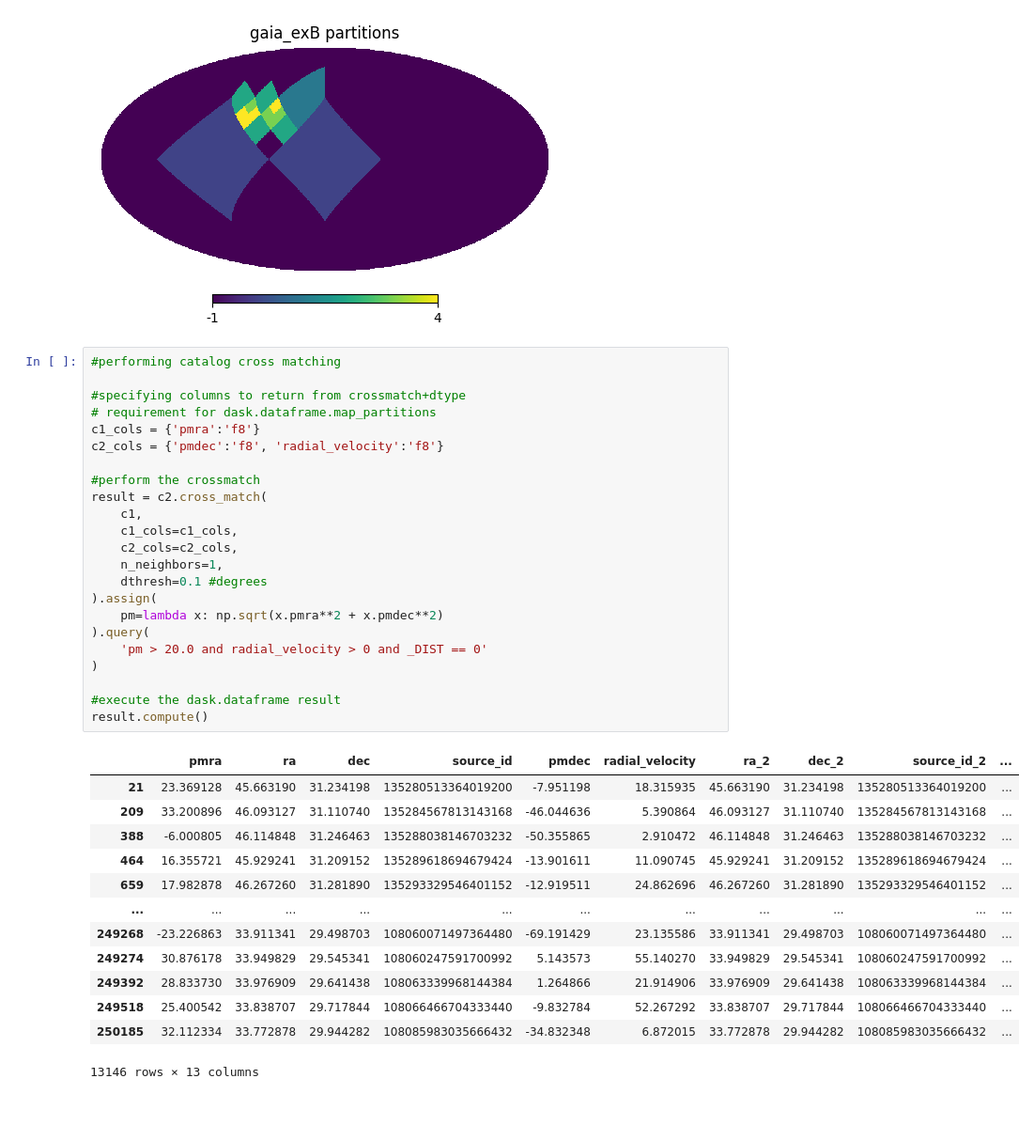
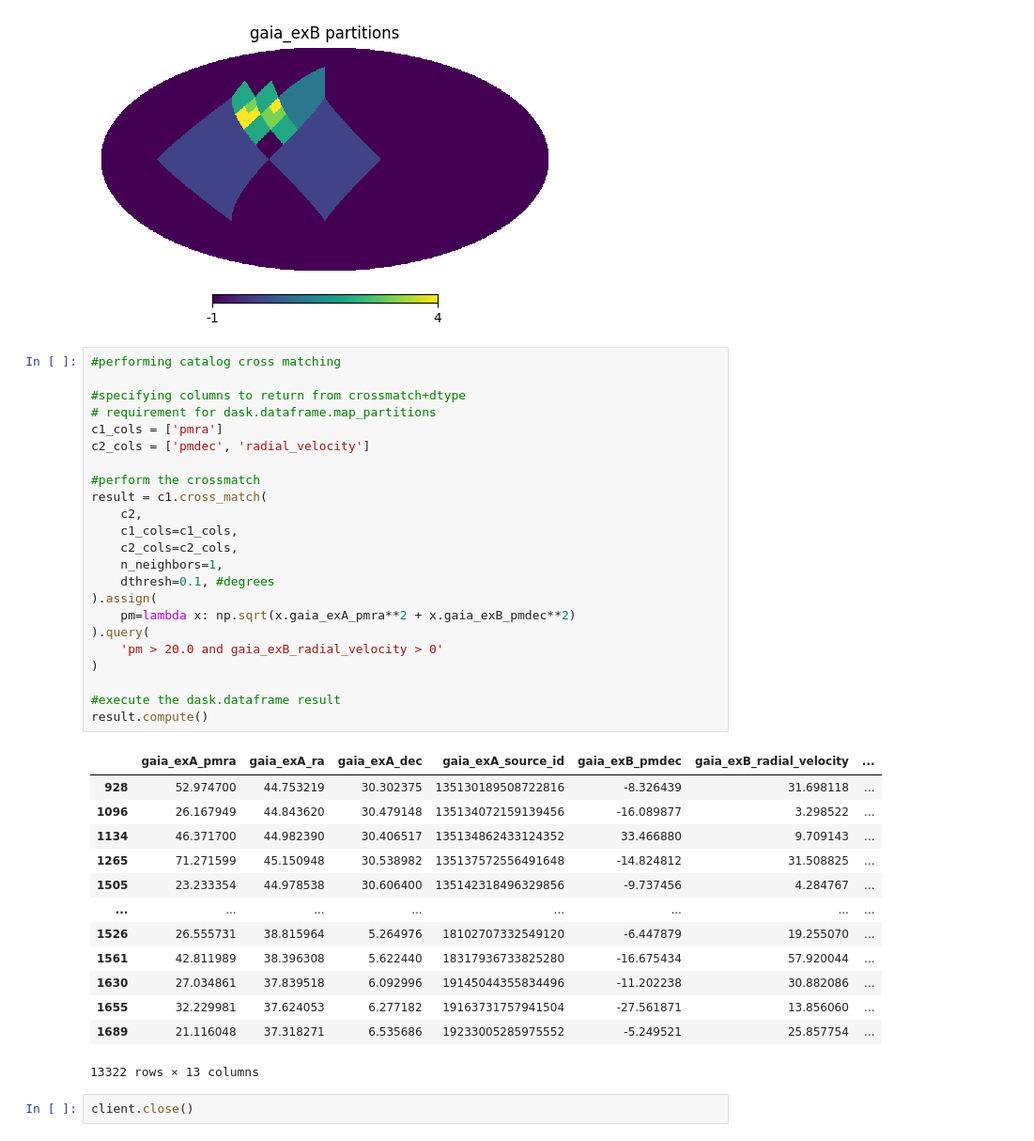
Before and after one commit to astronomy-commons/lsd2, a Jupyter notebook: examples/example_usage.ipynb, the cells around one changed output. Shown at 94% size. Saved outputs shown, nothing was run; the diff lists cells and outputs as text; blank space fills up the shorter version.

```diff
--- a/examples/example_usage.ipynb
+++ b/examples/example_usage.ipynb
@@ -240,37 +252,39 @@ Located Partitioned Catalog: /astro/users/sdwyatt/git-clones/lsd2/examples/outpu
 # %%
 #performing catalog cross matching
 
 #specifying columns to return from crossmatch+dtype
 # requirement for dask.dataframe.map_partitions
-c1_cols = {'pmra':'f8'}
-c2_cols = {'pmdec':'f8', 'radial_velocity':'f8'}
+c1_cols = ['pmra']
+c2_cols = ['pmdec', 'radial_velocity']
 
 #perform the crossmatch
-result = c2.cross_match(
-    c1,
+result = c1.cross_match(
+    c2,
     c1_cols=c1_cols,
     c2_cols=c2_cols,
     n_neighbors=1,
-    dthresh=0.1 #degrees
+    dthresh=0.1, #degrees
 ).assign(
-    pm=lambda x: np.sqrt(x.pmra**2 + x.pmdec**2)
+    pm=lambda x: np.sqrt(x.gaia_exA_pmra**2 + x.gaia_exB_pmdec**2)
 ).query(
-    'pm > 20.0 and radial_velocity > 0 and _DIST == 0'
+    'pm > 20.0 and gaia_exB_radial_velocity > 0'
 )
 
 #execute the dask.dataframe result
 result.compute()
 # %% [output]
-|  | pmra | ra | dec | source_id | pmdec | radial_velocity | ra_2 | dec_2 | source_id_2 | ... |
-| 21 | 23.369128 | 45.663190 | 31.234198 | 135280513364019200 | -7.951198 | 18.315935 | 45.663190 | 31.234198 | 135280513364019200 | ... |
-| 209 | 33.200896 | 46.093127 | 31.110740 | 135284567813143168 | -46.044636 | 5.390864 | 46.093127 | 31.110740 | 135284567813143168 | ... |
-| 388 | -6.000805 | 46.114848 | 31.246463 | 135288038146703232 | -50.355865 | 2.910472 | 46.114848 | 31.246463 | 135288038146703232 | ... |
-| 464 | 16.355721 | 45.929241 | 31.209152 | 135289618694679424 | -13.901611 | 11.090745 | 45.929241 | 31.209152 | 135289618694679424 | ... |
-| 659 | 17.982878 | 46.267260 | 31.281890 | 135293329546401152 | -12.919511 | 24.862696 | 46.267260 | 31.281890 | 135293329546401152 | ... |
-| ... | ... | ... | ... | ... | ... | ... | ... | ... | ... | ... |
-| 249268 | -23.226863 | 33.911341 | 29.498703 | 108060071497364480 | -69.191429 | 23.135586 | 33.911341 | 29.498703 | 108060071497364480 | ... |
-| 249274 | 30.876178 | 33.949829 | 29.545341 | 108060247591700992 | 5.143573 | 55.140270 | 33.949829 | 29.545341 | 108060247591700992 | ... |
-| 249392 | 28.833730 | 33.976909 | 29.641438 | 108063339968144384 | 1.264866 | 21.914906 | 33.976909 | 29.641438 | 108063339968144384 | ... |
-| 249518 | 25.400542 | 33.838707 | 29.717844 | 108066466704333440 | -9.832784 | 52.267292 | 33.838707 | 29.717844 | 108066466704333440 | ... |
-| 250185 | 32.112334 | 33.772878 | 29.944282 | 108085983035666432 | -34.832348 | 6.872015 | 33.772878 | 29.944282 | 108085983035666432 | ... |
+|  | gaia_exA_pmra | gaia_exA_ra | gaia_exA_dec | gaia_exA_source_id | gaia_exB_pmdec | gaia_exB_radial_velocity | ... |
+| 928 | 52.974700 | 44.753219 | 30.302375 | 135130189508722816 | -8.326439 | 31.698118 | ... |
+| 1096 | 26.167949 | 44.843620 | 30.479148 | 135134072159139456 | -16.089877 | 3.298522 | ... |
+| 1134 | 46.371700 | 44.982390 | 30.406517 | 135134862433124352 | 33.466880 | 9.709143 | ... |
+| 1265 | 71.271599 | 45.150948 | 30.538982 | 135137572556491648 | -14.824812 | 31.508825 | ... |
+| 1505 | 23.233354 | 44.978538 | 30.606400 | 135142318496329856 | -9.737456 | 4.284767 | ... |
+| ... | ... | ... | ... | ... | ... | ... | ... |
+| 1526 | 26.555731 | 38.815964 | 5.264976 | 18102707332549120 | -6.447879 | 19.255070 | ... |
+| 1561 | 42.811989 | 38.396308 | 5.622440 | 18317936733825280 | -16.675434 | 57.920044 | ... |
+| 1630 | 27.034861 | 37.839518 | 6.092996 | 19145044355834496 | -11.202238 | 30.882086 | ... |
+| 1655 | 32.229981 | 37.624053 | 6.277182 | 19163731757941504 | -27.561871 | 13.856060 | ... |
+| 1689 | 21.116048 | 37.318271 | 6.535686 | 19233005285975552 | -5.249521 | 25.857754 | ... |
-13146 rows × 13 columns
+13322 rows × 13 columns
+# %%
+client.close()
```
Also changed, not shown: parts of 6 cells of this notebook.
